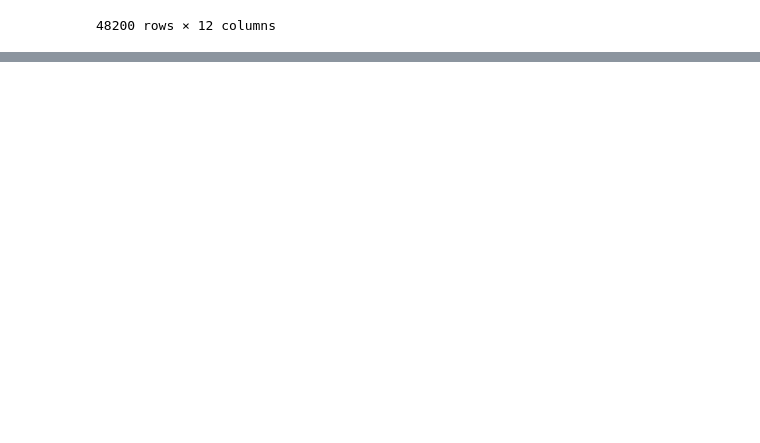
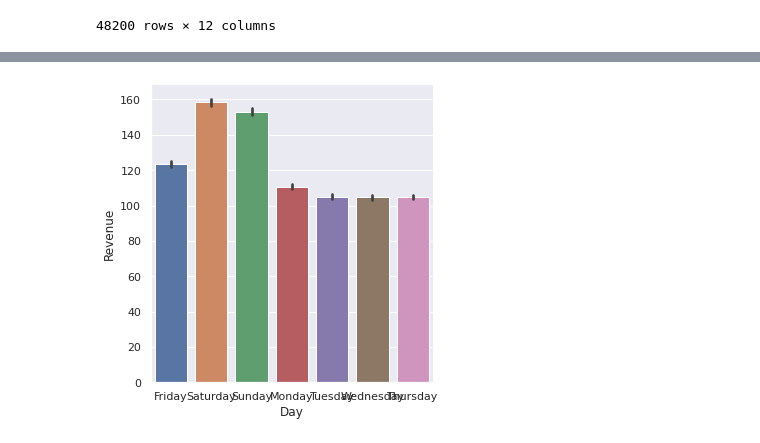
Before and after one commit to Prototype-Group/sidekick, a Jupyter notebook: examples/preprocess-and-inspect-data.ipynb, the cells around one changed output, grey strips where cells are left out. Drawn from its saved outputs; the diff is of its cells as text; code cells hidden in the pictures; blank space fills up the shorter version.

```diff
--- a/examples/preprocess-and-inspect-data.ipynb
+++ b/examples/preprocess-and-inspect-data.ipynb
@@ -115,0 +134,9 @@ sidekick.plot_pairs(table, table.columns)
+# %%
+import seaborn as sns, numpy as np
+sns.set_theme(); np.random.seed(0)
+
+target = "Revenue"
+
+for c in table.columns:
+    if c != target:
+        sns.catplot(x=c, y="Revenue", hue="Year", kind="bar", data=table)
@@ -115,0 +155,5 @@ sidekick.plot_pairs(table, table.columns)
+# %%
+# sidekick.plot(table, columns="Day", target="Revenue", kind="bar")
+sidekick.plot_histogram(table, columns="Day", target="Revenue")
+# %% [output]
+[figure, added]
```
Also changed, not shown: parts of 24 cells of this notebook, 3 other files.
